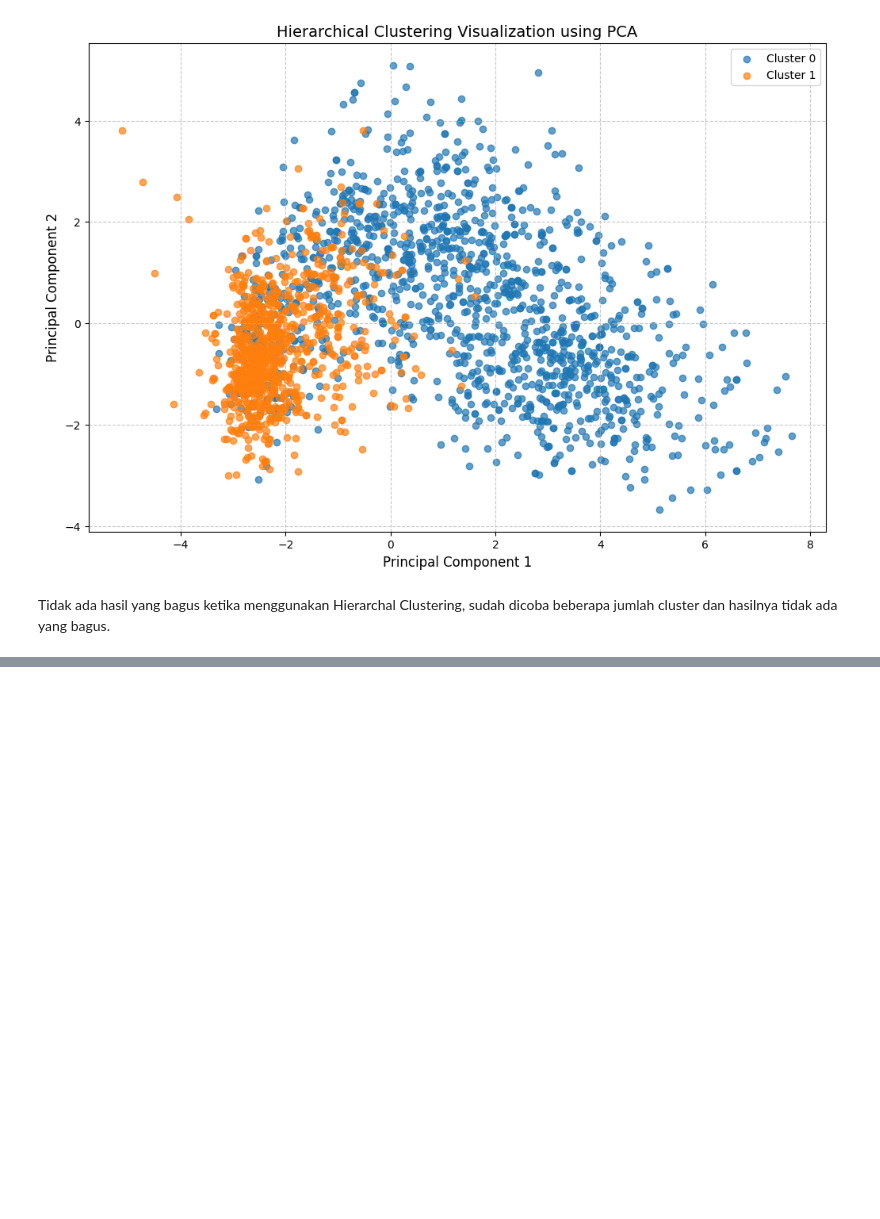
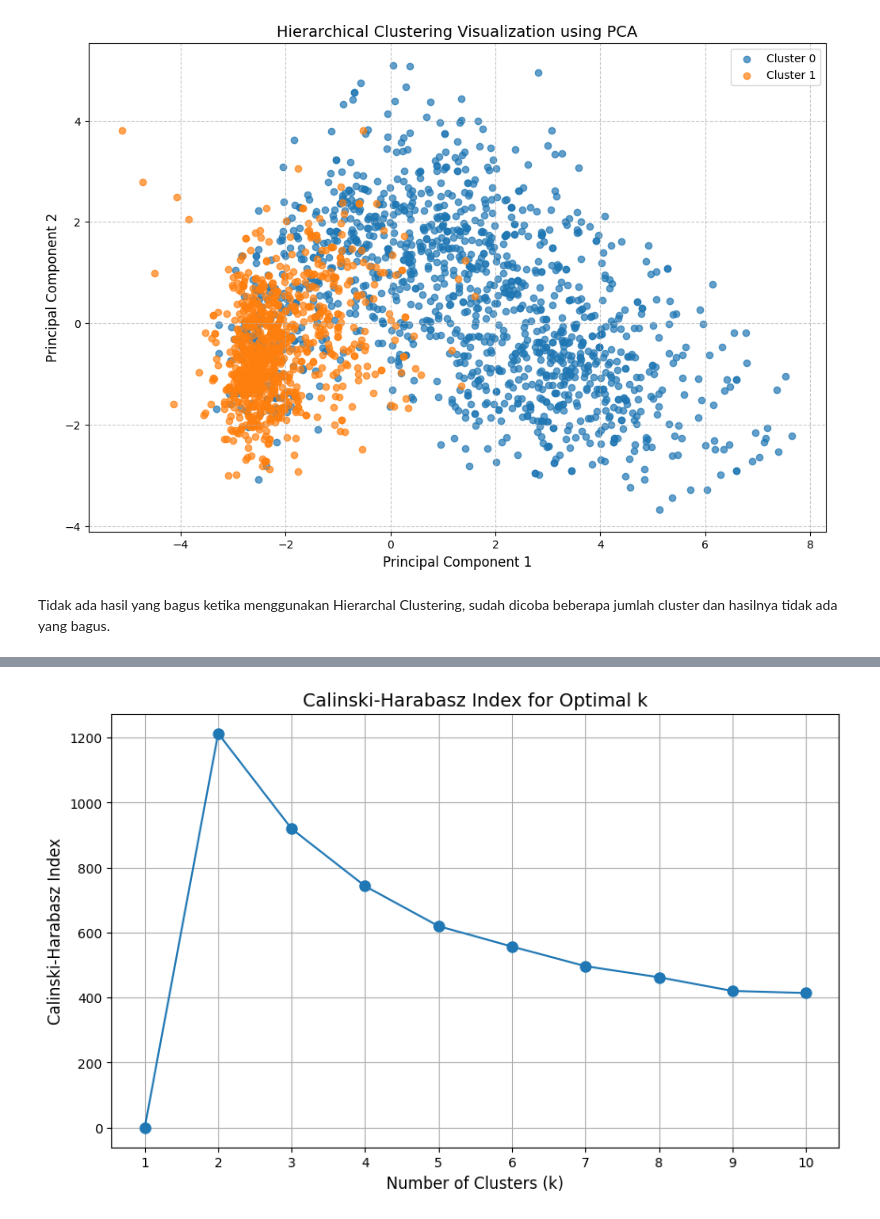
Before and after one commit to RayHDF/ml-repo-ray, a Jupyter notebook: week-6/clustering-campaign.ipynb, the cells around one changed output, grey strips where cells are left out. Saved outputs shown, nothing was run; the diff lists cells and outputs as text; code cells hidden in the pictures; blank space fills up the shorter version.

```diff
--- a/week-6/clustering-campaign.ipynb
+++ b/week-6/clustering-campaign.ipynb
@@ -729,0 +805,25 @@ Tidak ada hasil yang bagus ketika menggunakan Hierarchal Clustering, sudah dicob
+# %%
+# Calinski-Harabasz Index
+from sklearn.metrics import calinski_harabasz_score
+
+calinski_scores = []
+
+for k in k_range:
+    if k > 1:
+        kmeans = KMeans(n_clusters=k, random_state=42, n_init=10)
+        cluster_labels = kmeans.fit_predict(X_scaled)
+        calinski_avg = calinski_harabasz_score(X_scaled, cluster_labels)
+        calinski_scores.append(calinski_avg)
+    else:
+        calinski_scores.append(0)
+
+plt.figure(figsize=(10, 6))
+plt.plot(k_range, calinski_scores, 'o-', markersize=8)
+plt.xlabel('Number of Clusters (k)', fontsize=12)
+plt.ylabel('Calinski-Harabasz Index', fontsize=12)
+plt.title('Calinski-Harabasz Index for Optimal k', fontsize=14)
+plt.grid(True)
+plt.xticks(k_range)
+plt.show()
+# %% [output]
+[figure, added]
```
Also changed, not shown: parts of 14 cells of this notebook, 2 other files.
